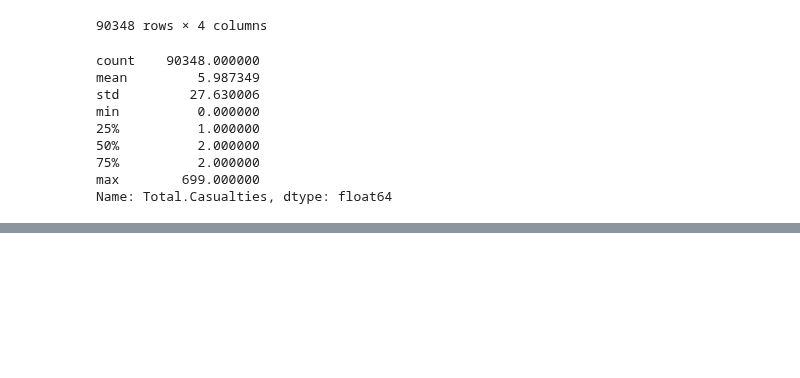
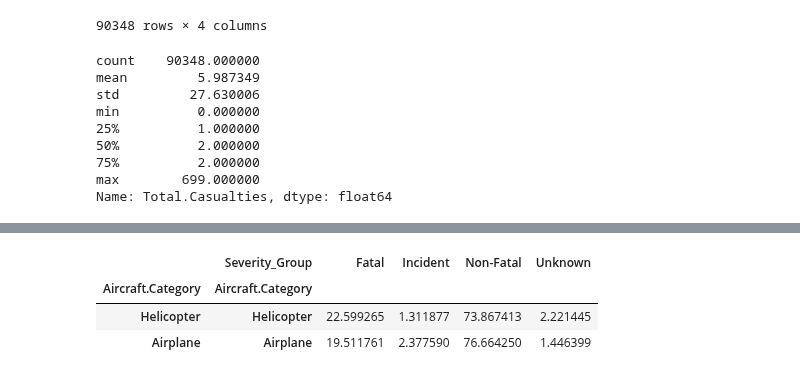
Before and after one commit to GiannaSal/data-driven-insights-for-aviation-risk-management, a Jupyter notebook: analysis.ipynb, the cells around one changed output, grey strips where cells are left out. Drawn from its saved outputs; the diff is of its cells as text; code cells hidden in the pictures; blank space fills up the shorter version.

```diff
--- a/analysis.ipynb
+++ b/analysis.ipynb
@@ -477,0 +502,14 @@ severity_dist_percentage
+# %%
+#shows percentages and converts helicopters and airplanes into 2 categories
+severity_group_counts = aircraft_accident_rates.groupby(['Aircraft.Category', 'Severity_Group']).size().unstack(fill_value=0)
+severity_group_percentage = aircraft_accident_rates.groupby(['Aircraft.Category', 'Severity_Group']).size() \
+    .groupby(level=0).apply(lambda x: (x / x.sum())*100).unstack(fill_value=0)
+
+# Filter for Helicopters and Airplanes
+severity_dist_helicopters_airplanes = severity_group_percentage.loc[['Helicopter', 'Airplane']]
+severity_dist_helicopters_airplanes
+# %% [output]
+|  | Severity_Group | Fatal | Incident | Non-Fatal | Unknown |
+| Aircraft.Category | Aircraft.Category |  |  |  |  |
+| Helicopter | Helicopter | 22.599265 | 1.311877 | 73.867413 | 2.221445 |
+| Airplane | Airplane | 19.511761 | 2.377590 | 76.664250 | 1.446399 |
```
Also changed, not shown: parts of 24 cells of this notebook.
